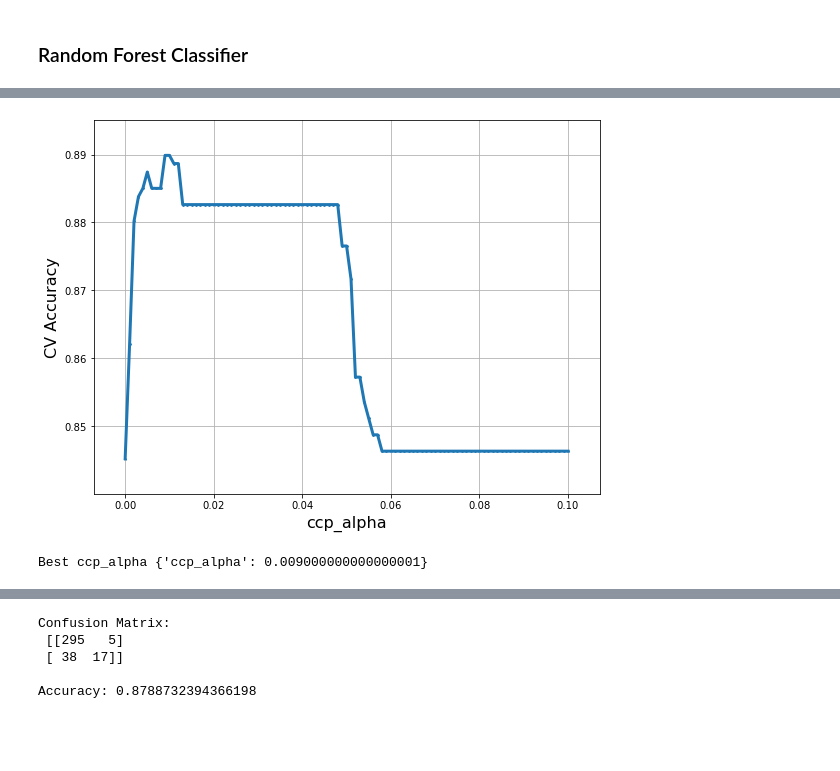
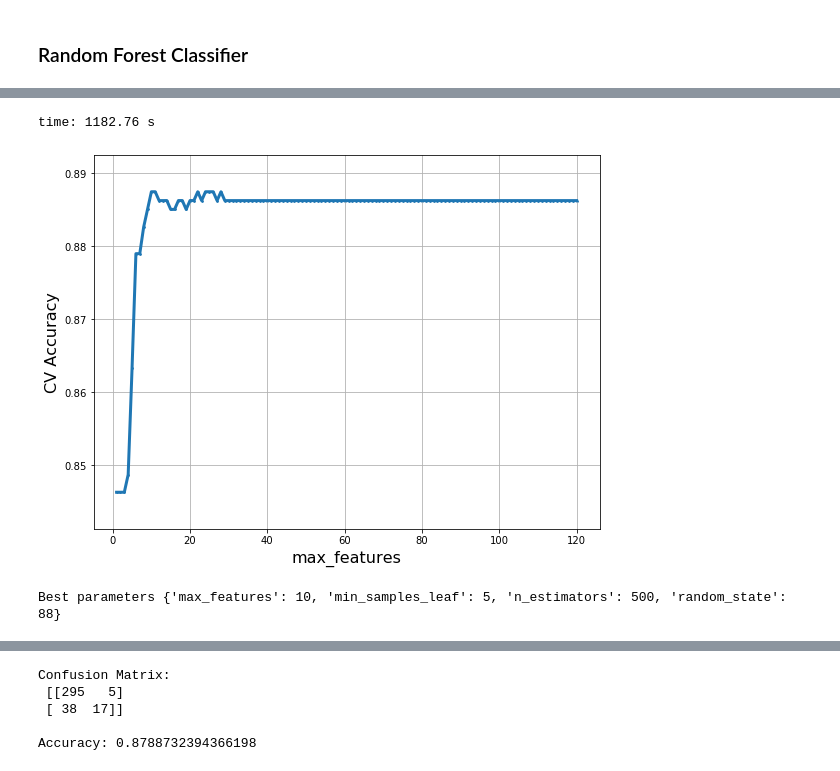
Before and after one commit to paulgrigas/IEOR-142-242-Python-Project, a Jupyter notebook: Lab 6/Lab6_teaching.ipynb, the cells around one changed output, grey strips where cells are left out. Cells and saved outputs as stored; diff of their text form; code cells hidden in the pictures; blank space fills up the shorter version.

```diff
--- a/Lab 6/Lab6_teaching.ipynb
+++ b/Lab 6/Lab6_teaching.ipynb
@@ -481,6 +524,6 @@ ACC 0.8450704225352113
 # %%
 from sklearn.ensemble import RandomForestClassifier
 
-rf = RandomForestClassifier(n_estimators=500, random_state=88)
+rf = RandomForestClassifier(max_features=5, min_samples_leaf=5, n_estimators=500, random_state=88)
 rf.fit(X_train, y_train)
 # %% [output]
@@ -504,9 +544,0 @@ Accuracy: 0.8535211267605634
-# %%
-from sklearn.model_selection import GridSearchCV
-from sklearn.tree import DecisionTreeClassifier
-
-grid_values = {'ccp_alpha': np.linspace(0, 0.1, 101)}
-
-dtc = DecisionTreeClassifier(random_state=88)
-dtc_cv = GridSearchCV(dtc, param_grid=grid_values, cv=10)
-dtc_cv.fit(X_train, y_train)
@@ -527,22 +545,37 @@ GridSearchCV(cv=10, estimator=DecisionTreeClassifier(random_state=88),
+# %%
+import time
+
+grid_values = {'max_features': np.linspace(1,120,120, dtype='int32'),
+              'min_samples_leaf': [5],
+              'n_estimators': [500],
+              'random_state': [88]}
+
+tic = time.time()
+
+rf = RandomForestClassifier()
+rf_cv = GridSearchCV(rf, param_grid=grid_values, cv=5)
+rf_cv.fit(X_train, y_train)
+
+toc = time.time()
+print('time:', round(toc-tic, 2),'s')
+# %% [output]
+time: 1182.76 s
 # %%
-import matplotlib.pyplot as plt
-
-ccp_alpha = dtc_cv.cv_results_['param_ccp_alpha'].data
-ACC_scores = dtc_cv.cv_results_['mean_test_score']
+## ADDED PLOT
+max_features = rf_cv.cv_results_['param_max_features'].data
+ACC_scores = rf_cv.cv_results_['mean_test_score']
 
 plt.figure(figsize=(8, 6))
-plt.xlabel('ccp_alpha', fontsize=16)
+plt.xlabel('max_features', fontsize=16)
 plt.ylabel('CV Accuracy', fontsize=16)
-plt.scatter(ccp_alpha, ACC_scores, s=3)
-plt.plot(ccp_alpha, ACC_scores, linewidth=3)
+plt.scatter(max_features, ACC_scores, s=3)
+plt.plot(max_features, ACC_scores, linewidth=3)
 plt.grid(True, which='both')
-# plt.xlim([0, 0.00055])
-# plt.ylim([0.2, 0.5])
 
 plt.tight_layout()
 plt.show()
 
-print('Best ccp_alpha', dtc_cv.best_params_)
+print('Best parameters', rf_cv.best_params_)
 # %% [output]
-[figure, old version]
+[figure, new version]
-Best ccp_alpha {'ccp_alpha': 0.009000000000000001}
+Best parameters {'max_features': 10, 'min_samples_leaf': 5, 'n_estimators': 500, 'random_state': 88}
```
Also changed, not shown: parts of 93 cells of this notebook.
